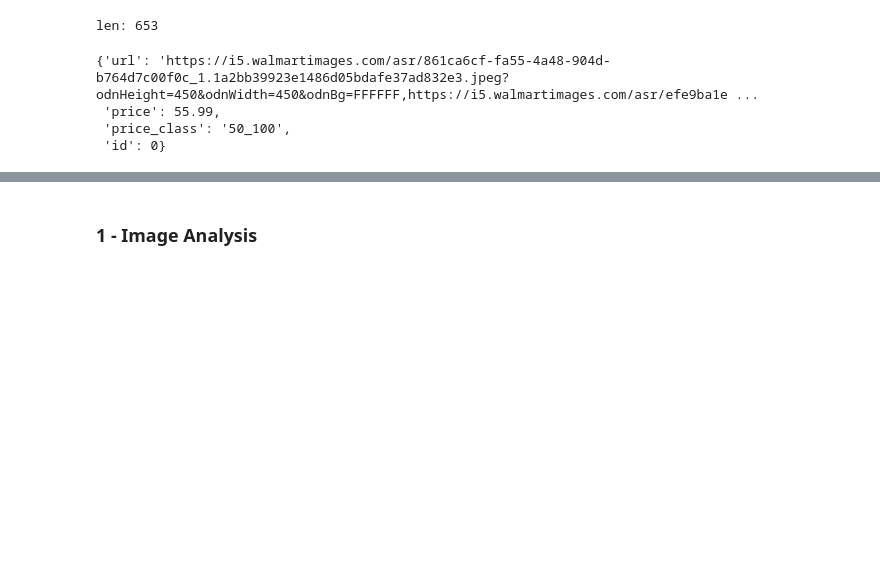
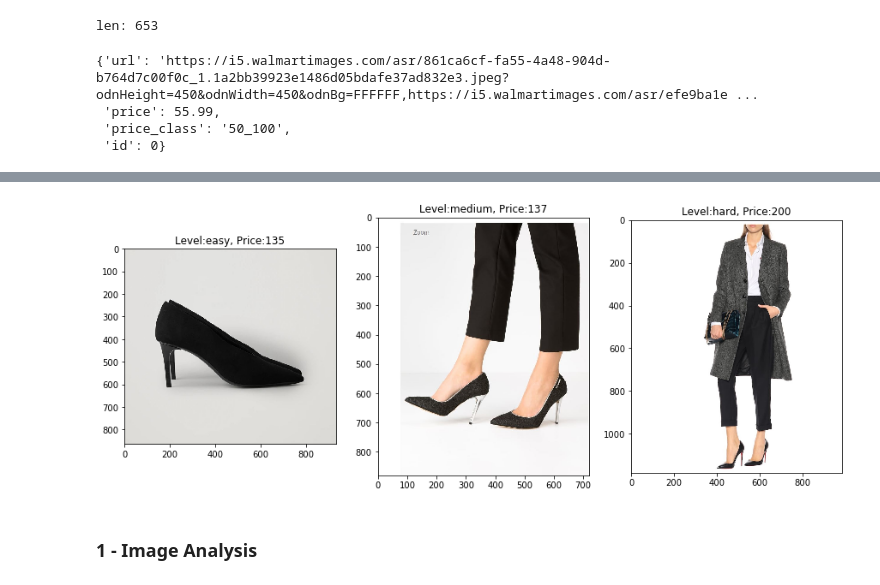
Before and after one commit to mdipietro09/DataScience_ArtificialIntelligence_Utils, a Jupyter notebook: deep_learning_computer_vision/object_detection_example.ipynb, the cells around one changed output, grey strips where cells are left out. Cells and saved outputs as stored; diff of their text form; code cells hidden in the pictures; blank space fills up the shorter version.

```diff
--- a/deep_learning_computer_vision/object_detection_example.ipynb
+++ b/deep_learning_computer_vision/object_detection_example.ipynb
@@ -178,3 +89,9 @@ annotation
+# %%
+# Load Validation images
+lst_new_imgs = load_multi_imgs(dirpath="data/")
+plot_multi_imgs(lst_new_imgs, lst_titles=["Level:easy, Price:135", "Level:medium, Price:137", "Level:hard, Price:200"], figsize=(15,10))
+# %% [output]
+[figure, added]
 # %% [markdown]
 ### 1 - Image Analysis
 # %% [markdown]
```
Also changed, not shown: parts of 17 cells of this notebook, 6 other files.
